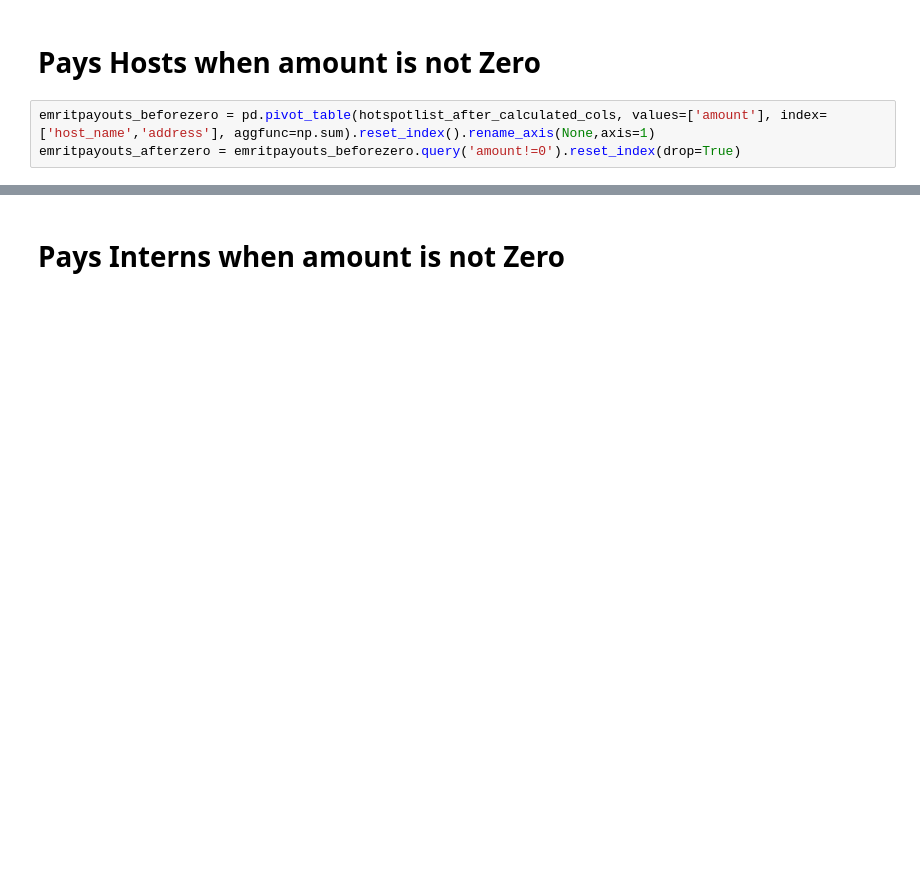
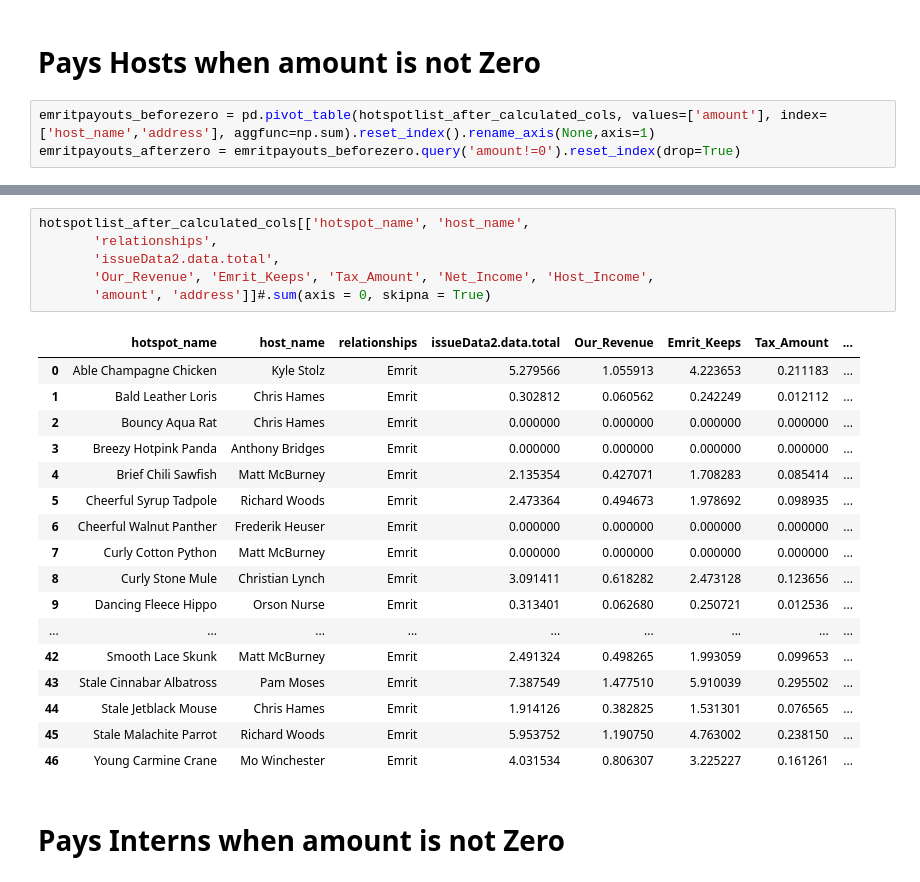
Before and after one commit to kwoods714/HeliumDashboard, a Jupyter notebook: HeliumAudit10-21-21.ipynb, the cells around one changed output, grey strips where cells are left out. Saved outputs shown, nothing was run; the diff lists cells and outputs as text; blank space fills up the shorter version.

```diff
--- a/HeliumAudit10-21-21.ipynb
+++ b/HeliumAudit10-21-21.ipynb
@@ -87,2 +133,26 @@ hotspotlist_after_calculated_cols[['issueData2.data.total','Our_Revenue', 'Emrit
+# %%
+hotspotlist_after_calculated_cols[['hotspot_name', 'host_name',
+       'relationships',
+       'issueData2.data.total',
+       'Our_Revenue', 'Emrit_Keeps', 'Tax_Amount', 'Net_Income', 'Host_Income',
+       'amount', 'address']]#.sum(axis = 0, skipna = True)
+# %% [output]
+|  | hotspot_name | host_name | relationships | issueData2.data.total | Our_Revenue | Emrit_Keeps | Tax_Amount | ... |
+| 0 | Able Champagne Chicken | Kyle Stolz | Emrit | 5.279566 | 1.055913 | 4.223653 | 0.211183 | ... |
+| 1 | Bald Leather Loris | Chris Hames | Emrit | 0.302812 | 0.060562 | 0.242249 | 0.012112 | ... |
+| 2 | Bouncy Aqua Rat | Chris Hames | Emrit | 0.000000 | 0.000000 | 0.000000 | 0.000000 | ... |
+| 3 | Breezy Hotpink Panda | Anthony Bridges | Emrit | 0.000000 | 0.000000 | 0.000000 | 0.000000 | ... |
+| 4 | Brief Chili Sawfish | Matt McBurney | Emrit | 2.135354 | 0.427071 | 1.708283 | 0.085414 | ... |
+| 5 | Cheerful Syrup Tadpole | Richard Woods | Emrit | 2.473364 | 0.494673 | 1.978692 | 0.098935 | ... |
+| 6 | Cheerful Walnut Panther | Frederik Heuser | Emrit | 0.000000 | 0.000000 | 0.000000 | 0.000000 | ... |
+| 7 | Curly Cotton Python | Matt McBurney | Emrit | 0.000000 | 0.000000 | 0.000000 | 0.000000 | ... |
+| 8 | Curly Stone Mule | Christian Lynch | Emrit | 3.091411 | 0.618282 | 2.473128 | 0.123656 | ... |
+| 9 | Dancing Fleece Hippo | Orson Nurse | Emrit | 0.313401 | 0.062680 | 0.250721 | 0.012536 | ... |
+| ... | ... | ... | ... | ... | ... | ... | ... | ... |
+| 42 | Smooth Lace Skunk | Matt McBurney | Emrit | 2.491324 | 0.498265 | 1.993059 | 0.099653 | ... |
+| 43 | Stale Cinnabar Albatross | Pam Moses | Emrit | 7.387549 | 1.477510 | 5.910039 | 0.295502 | ... |
+| 44 | Stale Jetblack Mouse | Chris Hames | Emrit | 1.914126 | 0.382825 | 1.531301 | 0.076565 | ... |
+| 45 | Stale Malachite Parrot | Richard Woods | Emrit | 5.953752 | 1.190750 | 4.763002 | 0.238150 | ... |
+| 46 | Young Carmine Crane | Mo Winchester | Emrit | 4.031534 | 0.806307 | 3.225227 | 0.161261 | ... |
 # %% [markdown]
 # Pays Interns when amount is not Zero
```
Also changed, not shown: parts of 6 cells of this notebook.
